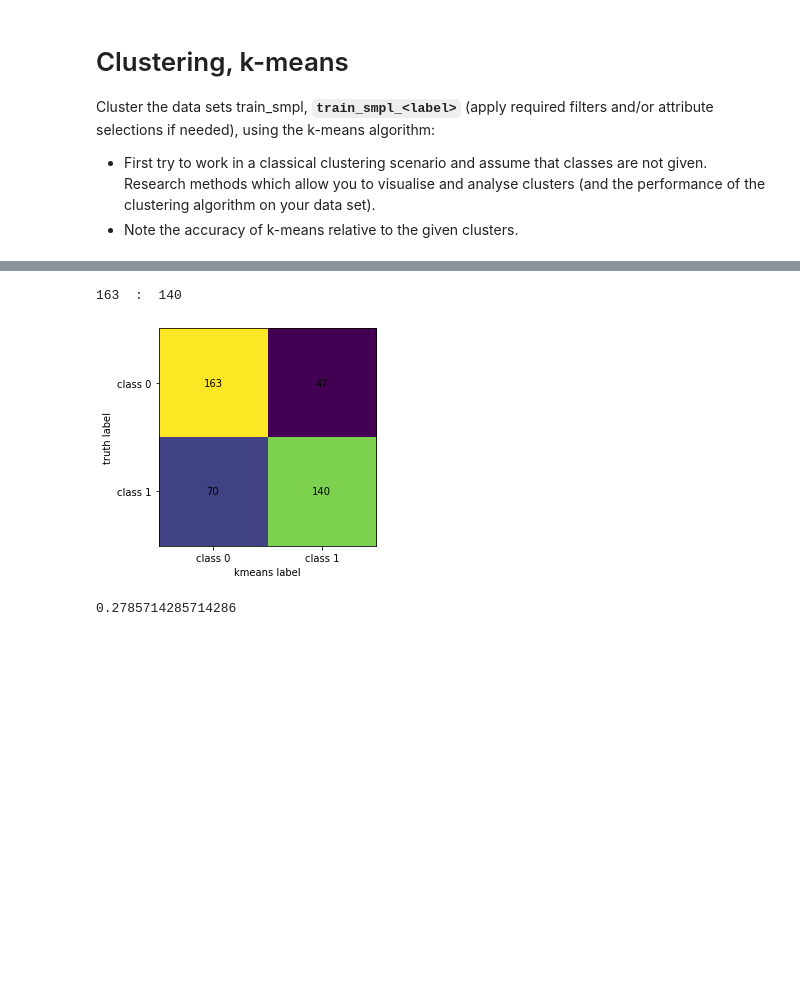
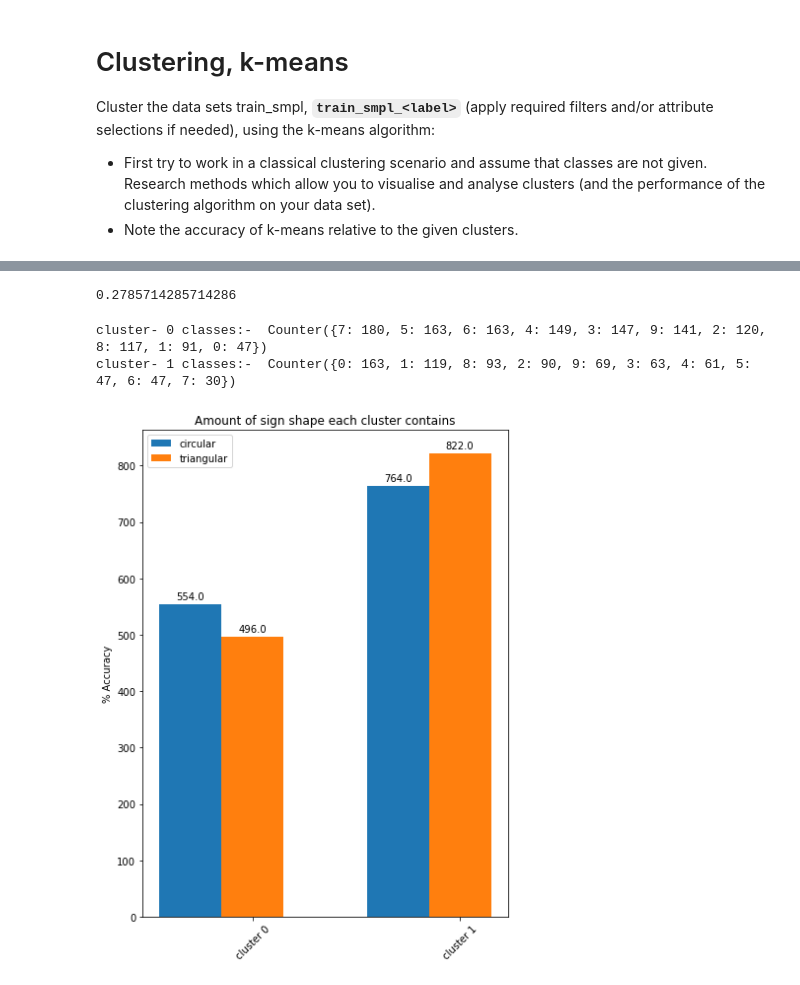
Before and after one commit to friedforfun/Data-Mining-Machine-Learning-CW, a Jupyter notebook: Tasks/Task 9 - Clustering, K-means.ipynb, the cells around one changed output, grey strips where cells are left out. Saved outputs shown, nothing was run; the diff lists cells and outputs as text; code cells hidden in the pictures; blank space fills up the shorter version.

```diff
--- a/Tasks/Task 9 - Clustering, K-means.ipynb
+++ b/Tasks/Task 9 - Clustering, K-means.ipynb
@@ -70,31 +59,33 @@ ps.plot_scores(classes, ["c0", "c1", "c2", "c3", "c4", "c5", "c6", "c7", "c8", "
-# %%
-from sklearn.metrics import confusion_matrix
-from Scripts import confusionMatrix as mat
-
-cm = confusion_matrix(Y, kmeans.labels_)
-
-
-# Plot confusion matrix
-plt.imshow(cm,interpolation='none')
-for (i, j), z in np.ndenumerate(cm):
-    plt.text(j, i, z, ha='center', va='center')
-
-#if true then claster 0 is class 0
-if cm[0][0] == countSame()[0]:
-    plt.xticks(np.arange(0,2), ['class 0', 'class 1'])
-    plt.yticks(np.arange(0,2), ['class 0', 'class 1'])
-else:
-    plt.xticks(np.arange(0,2), ['class 1', 'class 0'])
-    plt.yticks(np.arange(0,2), ['class 1', 'class 0'])
-
-plt.xlabel("kmeans label")
-plt.ylabel("truth label")
-plt.show()
-# %% [output]
-163  :  140
-[figure, removed]
 # %%
 from sklearn.metrics import accuracy_score
 accuracy_score(Y, kmeans.labels_)
 # %% [output]
 0.2785714285714286
+# %%
+kmeans = KMeans(n_clusters=2, max_iter=100, n_init=2).fit(X)
+
+cluster = {}
+
+for i in range(2):
+    indecies = ClusterIndicesNumpy(i, kmeans.labels_)
+    inCluster = Y.to_numpy()[indecies].flatten()
+
+    cluster[i] = Counter(inCluster)
+    print("cluster-", i, "classes:- ", Counter(inCluster))
+# %% [output]
+cluster- 0 classes:-  Counter({7: 180, 5: 163, 6: 163, 4: 149, 3: 147, 9: 141, 2: 120, 8: 117, 1: 91, 0: 47})
+cluster- 1 classes:-  Counter({0: 163, 1: 119, 8: 93, 2: 90, 9: 69, 3: 63, 4: 61, 5: 47, 6: 47, 7: 30})
+# %%
+# index 0 - circle, index 1 - rectangle
+sign = np.zeros((2, 2))
+
+for i in range(len(cluster)):
+    for key, value in cluster[i].items():
+        if key < 5:
+            sign[i][0] += value
+
+    sign[i][1] = sum(cluster[0].values()) - sign[i][0]
+# %%
+ps.plot_scores(sign, ["circular", "triangular"], title="Amount of sign shape each cluster contains", labels=["cluster 0", "cluster 1"], bar_width=0.3, figure_size=(6, 8))
+# %% [output]
+[figure, added]
```
Also changed, not shown: parts of 6 cells of this notebook.
